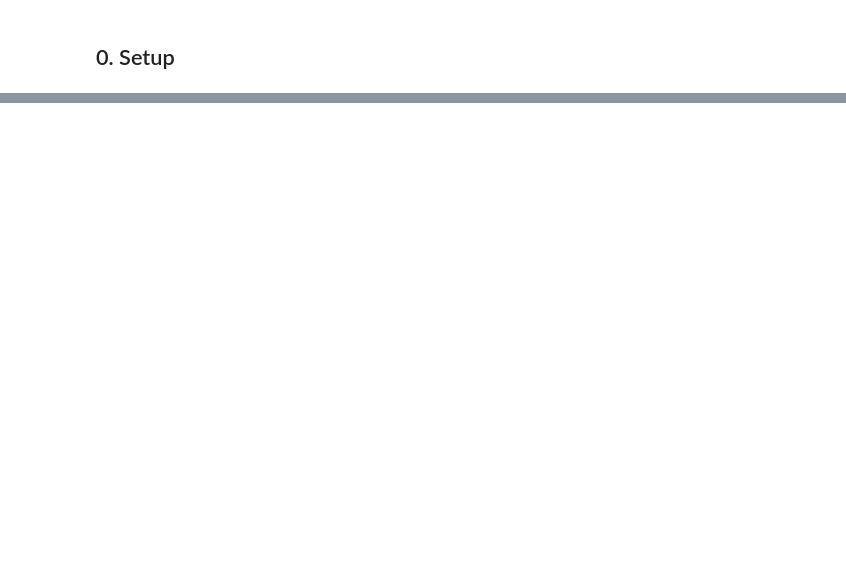
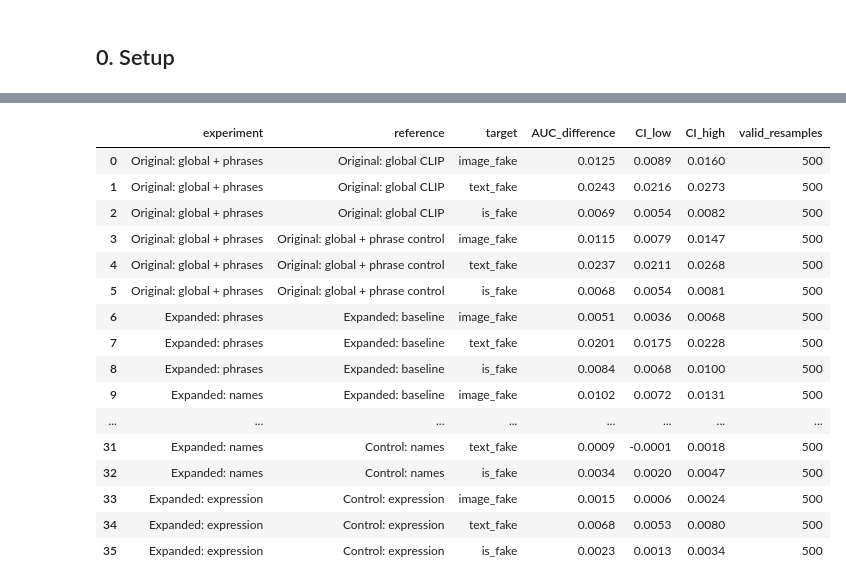
Before and after one commit to mfchloe/bt4012-team12, a Jupyter notebook: notebooks/07_multimodal_analysis.ipynb, the cells around one changed output, grey strips where cells are left out. Drawn from its saved outputs; the diff is of its cells as text; code cells hidden in the pictures; blank space fills up the shorter version.

Commit message:
add multimodal feature experiments and controlled stacking comparisons

```diff
--- a/notebooks/07_multimodal_analysis.ipynb
+++ b/notebooks/07_multimodal_analysis.ipynb
@@ -139,4 +171,5 @@ Compute phrases once per distinct caption. The cache key includes caption order,
 # %%
+phrase_stage_start = time.perf_counter()
 import spacy
 
 nlp = spacy.load("en_core_web_sm", disable=["lemmatizer", "ner"])
@@ -237,3 +296,13 @@ def save_features(features, group):
 
 
 save_features(features, "mm_phrase")
+
+phrase_features = features.copy()
+phrase_columns = feature_columns.copy()
+timings["phrase_stage_seconds_including_cache_reads"] = time.perf_counter() - phrase_stage_start
+# Release large temporary arrays before loading the smaller face/text model.
+del image_vectors, phrase_vectors, prompt_emb, parts, part, emb, image
+import gc
+gc.collect()
+if torch.backends.mps.is_available():
+    torch.mps.empty_cache()
@@ -309,0 +870,53 @@ Use training data for fitting, validation for comparisons/thresholds, and test o
+# %%
+def prepare_weighted_auc(labels, scores):
+    labels, scores = np.asarray(labels), np.asarray(scores)
+    order = np.argsort(scores, kind="stable")
+    starts = np.r_[0, np.flatnonzero(np.diff(scores[order])) + 1]
+    return order, starts, labels[order].astype(float)
+
+
+def weighted_auc(prepared, weights):
+    order, starts, labels = prepared
+    ordered = np.asarray(weights)[order]
+    positive = np.add.reduceat(ordered * labels, starts)
+    negative = np.add.reduceat(ordered * (1 - labels), starts)
+    denominator = positive.sum() * negative.sum()
+    if denominator == 0:
+        return np.nan
+    return float(np.sum(positive * (np.cumsum(negative) - 0.5 * negative)) / denominator)
+
+
+comparison_pairs = [("Original: global + phrases", "Original: global CLIP"),
+                    ("Original: global + phrases", "Original: global + phrase control")]
+comparison_pairs += [(name, "Expanded: baseline") for name in experiments
+                     if name.startswith("Expanded:") and name != "Expanded: baseline"]
+comparison_pairs += [(f"Expanded: {group}", f"Control: {group}") for group in group_columns]
+prepared = {(name, target): prepare_weighted_auc(val[target], score)
+            for name, scores in validation_predictions.items() for target, score in scores.items()}
+article_codes, articles = pd.factorize(val.id, sort=False)
+rng = np.random.default_rng(RANDOM_STATE)
+bootstrap_auc = {key: np.empty(BOOTSTRAPS) for key in prepared}
+start = time.perf_counter()
+for b in range(BOOTSTRAPS):
+    multiplicity = np.bincount(rng.integers(0, len(articles), size=len(articles)), minlength=len(articles))
+    weights = multiplicity[article_codes]
+    for key, prepped in prepared.items():
+        bootstrap_auc[key][b] = weighted_auc(prepped, weights)
+    if (b + 1) % 100 == 0:
+        print(f"Article bootstrap: {b + 1}/{BOOTSTRAPS}", flush=True)
+
+auc_lookup = results.set_index(["experiment", "target"]).AUC
+difference_rows = []
+for experiment, reference in comparison_pairs:
+    for target in TARGETS:
+        delta = bootstrap_auc[(experiment, target)] - bootstrap_auc[(reference, target)]
+        valid = delta[np.isfinite(delta)]
+        assert len(valid) >= 0.95 * BOOTSTRAPS, "Too few bootstrap samples contain both classes"
+        lower, upper = np.quantile(valid, [0.025, 0.975])
+        difference_rows.append({"experiment": experiment, "reference": reference, "target": target,
+                                "AUC_difference": float(auc_lookup.loc[(experiment, target)] - auc_lookup.loc[(reference, target)]),
+                                "CI_low": float(lower), "CI_high": float(upper), "valid_resamples": len(valid)})
+auc_differences = pd.DataFrame(difference_rows)
+timings["article_bootstrap_seconds"] = time.perf_counter() - start
+display(auc_differences.round(4))
+# %% [output]
@@ -309,0 +928,17 @@ Use training data for fitting, validation for comparisons/thresholds, and test o
+|  | experiment | reference | target | AUC_difference | CI_low | CI_high | valid_resamples |
+| 0 | Original: global + phrases | Original: global CLIP | image_fake | 0.0125 | 0.0089 | 0.0160 | 500 |
+| 1 | Original: global + phrases | Original: global CLIP | text_fake | 0.0243 | 0.0216 | 0.0273 | 500 |
+| 2 | Original: global + phrases | Original: global CLIP | is_fake | 0.0069 | 0.0054 | 0.0082 | 500 |
+| 3 | Original: global + phrases | Original: global + phrase control | image_fake | 0.0115 | 0.0079 | 0.0147 | 500 |
+| 4 | Original: global + phrases | Original: global + phrase control | text_fake | 0.0237 | 0.0211 | 0.0268 | 500 |
+| 5 | Original: global + phrases | Original: global + phrase control | is_fake | 0.0068 | 0.0054 | 0.0081 | 500 |
+| 6 | Expanded: phrases | Expanded: baseline | image_fake | 0.0051 | 0.0036 | 0.0068 | 500 |
+| 7 | Expanded: phrases | Expanded: baseline | text_fake | 0.0201 | 0.0175 | 0.0228 | 500 |
+| 8 | Expanded: phrases | Expanded: baseline | is_fake | 0.0084 | 0.0068 | 0.0100 | 500 |
+| 9 | Expanded: names | Expanded: baseline | image_fake | 0.0102 | 0.0072 | 0.0131 | 500 |
+| ... | ... | ... | ... | ... | ... | ... | ... |
+| 31 | Expanded: names | Control: names | text_fake | 0.0009 | -0.0001 | 0.0018 | 500 |
+| 32 | Expanded: names | Control: names | is_fake | 0.0034 | 0.0020 | 0.0047 | 500 |
+| 33 | Expanded: expression | Control: expression | image_fake | 0.0015 | 0.0006 | 0.0024 | 500 |
+| 34 | Expanded: expression | Control: expression | text_fake | 0.0068 | 0.0053 | 0.0080 | 500 |
+| 35 | Expanded: expression | Control: expression | is_fake | 0.0023 | 0.0013 | 0.0034 | 500 |
```
Also changed, not shown: parts of 42 cells of this notebook, 2 other files.
